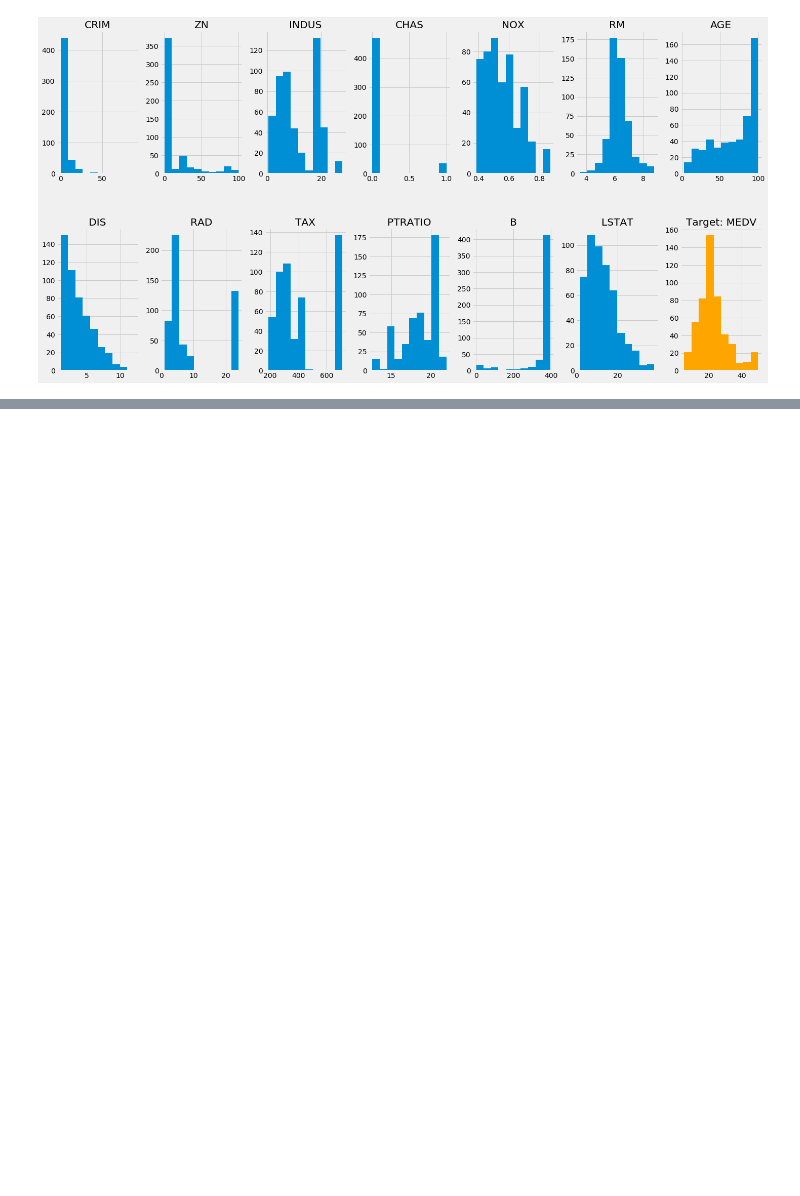
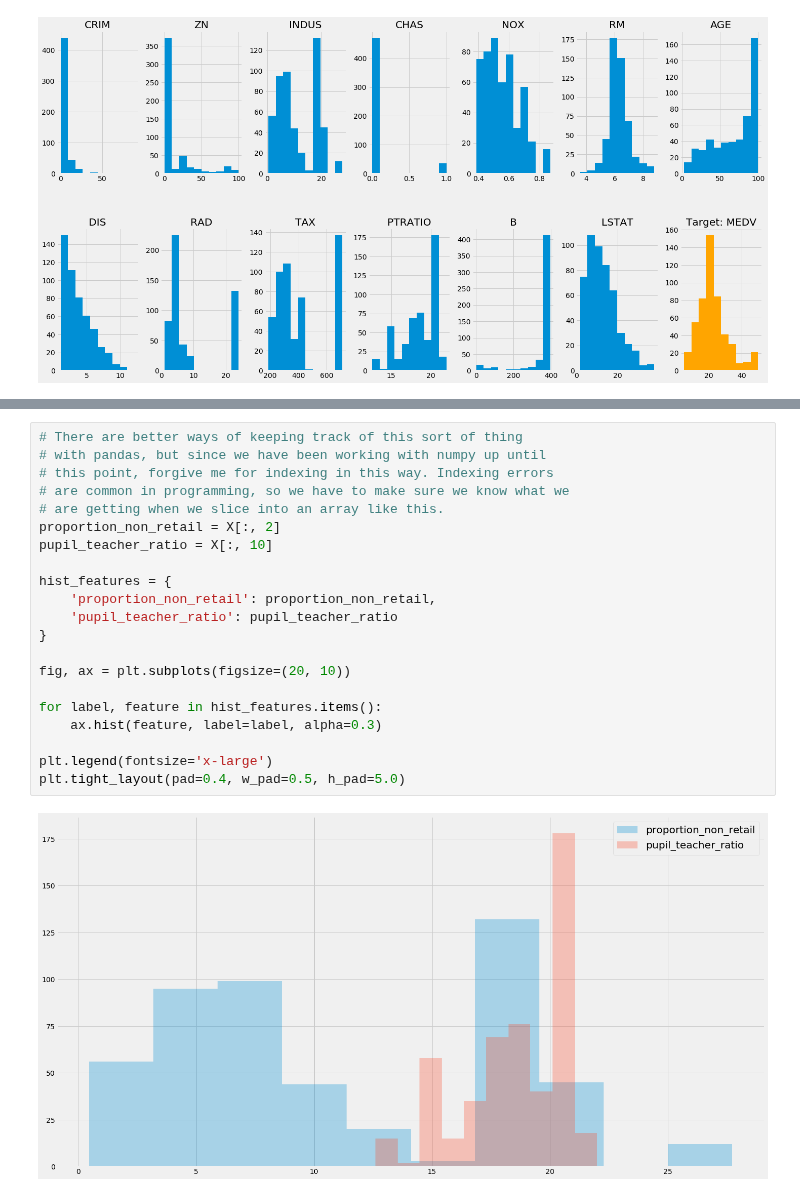
Before and after one commit to yngtodd/eleven, a Jupyter notebook: examples/notebooks/module_02_03_boston_housing_data.ipynb, the cells around one changed output, grey strips where cells are left out. Drawn from its saved outputs; the diff is of its cells as text; blank space fills up the shorter version.

```diff
--- a/examples/notebooks/module_02_03_real_data.ipynb
+++ b/examples/notebooks/module_02_03_boston_housing_data.ipynb
@@ -98,3 +120,26 @@ At first glance we can see that a few of these distributions are skewed. Though
+# %%
+# There are better ways of keeping track of this sort of thing
+# with pandas, but since we have been working with numpy up until
+# this point, forgive me for indexing in this way. Indexing errors
+# are common in programming, so we have to make sure we know what we
+# are getting when we slice into an array like this.
+proportion_non_retail = X[:, 2]
+pupil_teacher_ratio = X[:, 10]
+
+hist_features = {
+    'proportion_non_retail': proportion_non_retail,
+    'pupil_teacher_ratio': pupil_teacher_ratio
+}
+
+fig, ax = plt.subplots(figsize=(20, 10))
+
+for label, feature in hist_features.items():
+    ax.hist(feature, label=label, alpha=0.3)
+
+plt.legend(fontsize='x-large')
+plt.tight_layout(pad=0.4, w_pad=0.5, h_pad=5.0)
+# %% [output]
+[figure, added]
 # %% [markdown]
 ### How Do These Features Relate to our Target?
 
```
Also changed, not shown: parts of 8 cells of this notebook.
